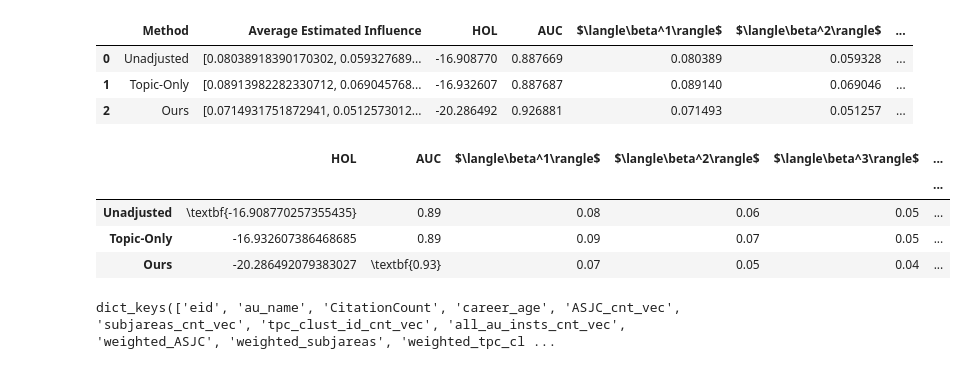
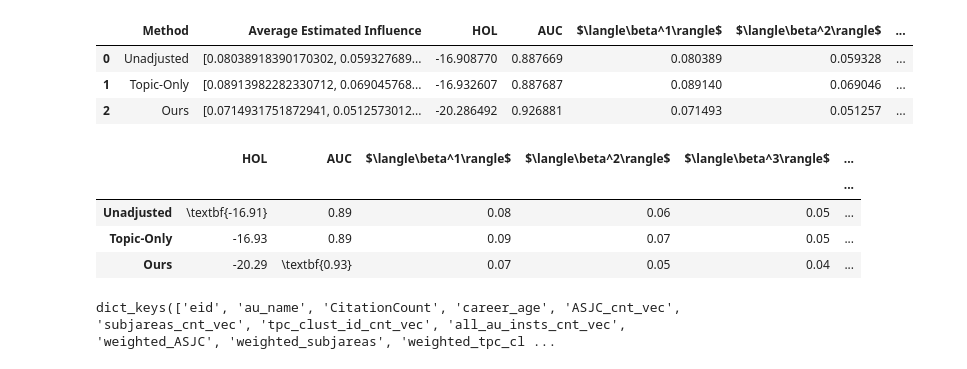
Before and after one commit to fitzgeraldja/PIF-DSBMM-DPF, a Jupyter notebook: src/pif_dsbmm_dpf/citation_real/real_results.ipynb, the cells around one changed output. Cells and saved outputs as stored; diff of their text form; code cells hidden in the pictures.

```diff
--- a/src/pif_dsbmm_dpf/citation_real/real_results.ipynb
+++ b/src/pif_dsbmm_dpf/citation_real/real_results.ipynb
@@ -181,26 +181,26 @@ df
 # %%
 out = df.copy()
 out.drop(columns=["Average Estimated Influence"], inplace=True)
 out.set_index("Method", inplace=True)
 out.index.name = ""
 out.columns = ["HOL", "AUC"] + out.columns[2:].tolist()
-out.iloc[:, 1:] = np.round(out.iloc[:, 1:], 2)
+out = np.round(out, 2)
 out = out.astype(str)
 out["HOL"][out["HOL"] == out["HOL"].min(axis=0)] = (
     "\textbf{" + out["HOL"][out["HOL"] == out["HOL"].min(axis=0)] + "}"
 )
 out["AUC"][out["AUC"] == out["AUC"].max(axis=0)] = (
     "\textbf{" + out["AUC"][out["AUC"] == out["AUC"].max(axis=0)] + "}"
 )
 out.to_latex("./results/real_results.tex", escape=False)
 
 out
 # %% [output]
 |  | HOL | AUC | $\langle\beta^1\rangle$ | $\langle\beta^2\rangle$ | $\langle\beta^3\rangle$ | ... |
 |  |  |  |  |  |  | ... |
-| Unadjusted | \textbf{-16.908770257355435} | 0.89 | 0.08 | 0.06 | 0.05 | ... |
-| Topic-Only | -16.932607386468685 | 0.89 | 0.09 | 0.07 | 0.05 | ... |
-| Ours | -20.286492079383027 | \textbf{0.93} | 0.07 | 0.05 | 0.04 | ... |
+| Unadjusted | \textbf{-16.91} | 0.89 | 0.08 | 0.06 | 0.05 | ... |
+| Topic-Only | -16.93 | 0.89 | 0.09 | 0.07 | 0.05 | ... |
+| Ours | -20.29 | \textbf{0.93} | 0.07 | 0.05 | 0.04 | ... |
 # %%
 # look at per author influence inferred
 beta_hats = [results[m]["Beta_hat"] for m in methods]
```
Also changed, not shown: 1 other file.
